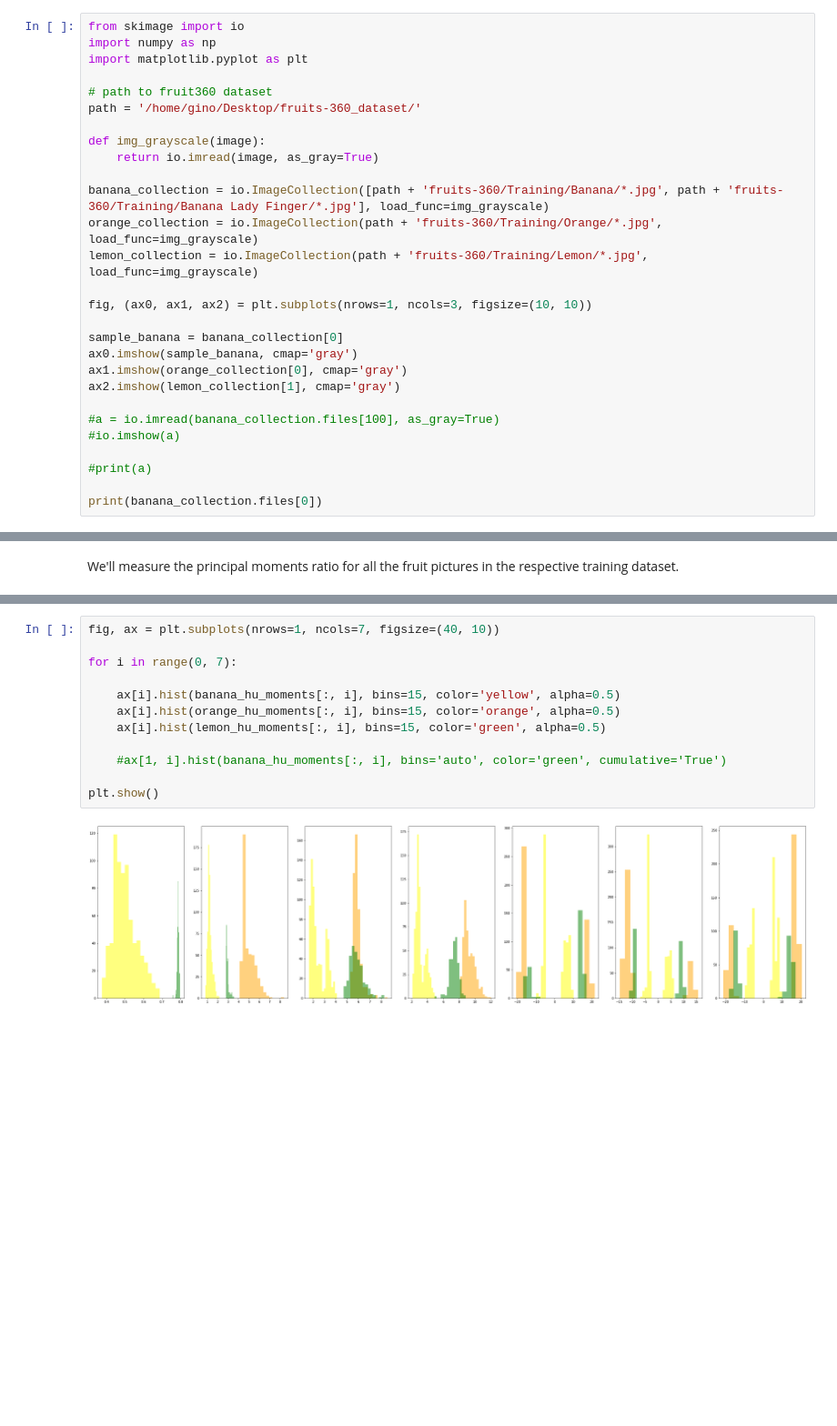
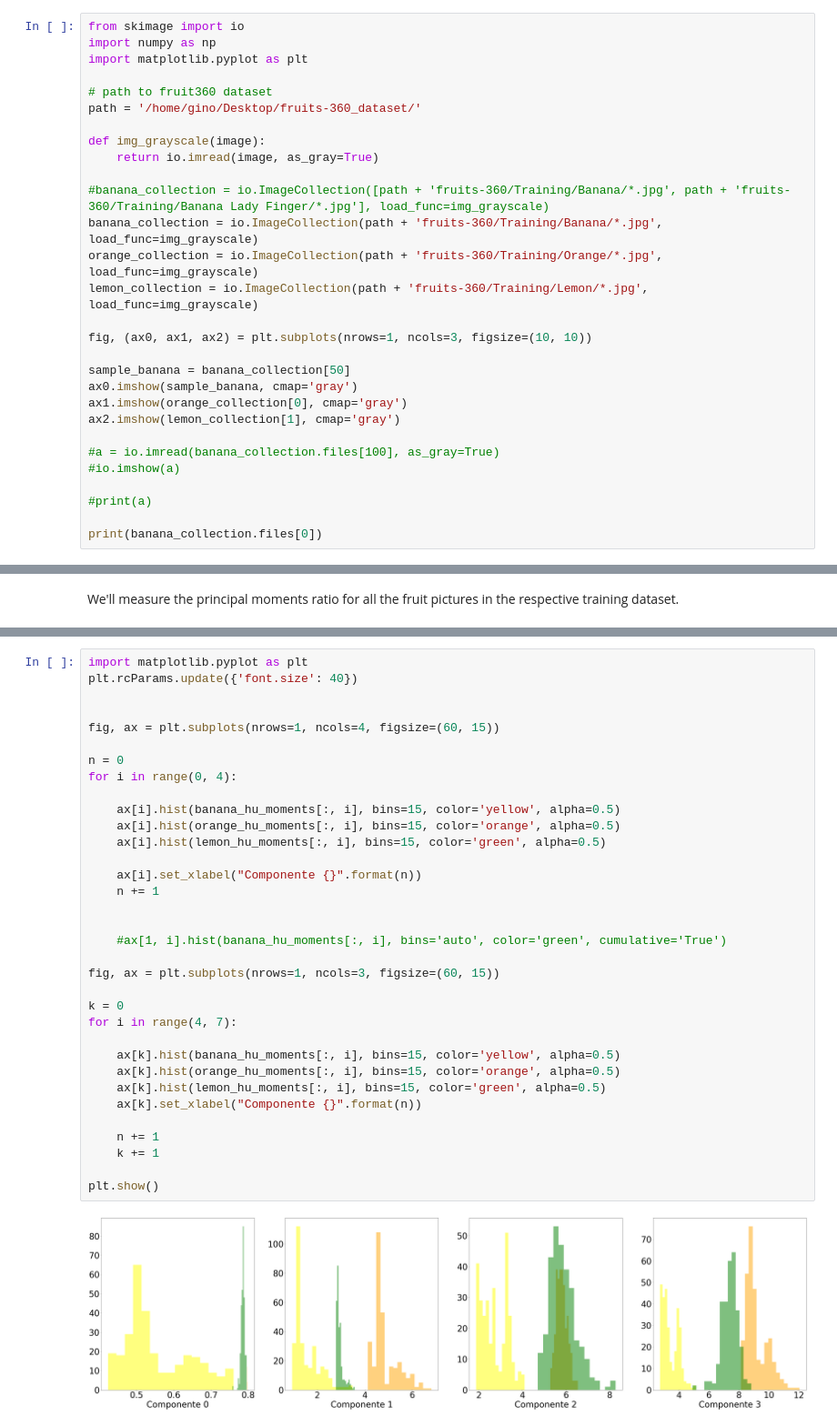
Before and after one commit to GinoAvanzini/fruit-sorter, a Jupyter notebook: src/scikit_image_testbench.ipynb, the cells around one changed output, grey strips where cells are left out. Shown: that part at 91% size. Drawn from its saved outputs; the diff is of its cells as text; blank space fills up the shorter version.

```diff
--- a/src/scikit_image_testbench.ipynb
+++ b/src/scikit_image_testbench.ipynb
@@ -15,13 +15,14 @@ path = '/home/gino/Desktop/fruits-360_dataset/'
 def img_grayscale(image):
     return io.imread(image, as_gray=True)
 
-banana_collection = io.ImageCollection([path + 'fruits-360/Training/Banana/*.jpg', path + 'fruits-360/Training/Banana Lady Finger/*.jpg'], load_func=img_grayscale)
+#banana_collection = io.ImageCollection([path + 'fruits-360/Training/Banana/*.jpg', path + 'fruits-360/Training/Banana Lady Finger/*.jpg'], load_func=img_grayscale)
+banana_collection = io.ImageCollection(path + 'fruits-360/Training/Banana/*.jpg', load_func=img_grayscale)
 orange_collection = io.ImageCollection(path + 'fruits-360/Training/Orange/*.jpg', load_func=img_grayscale)
 lemon_collection = io.ImageCollection(path + 'fruits-360/Training/Lemon/*.jpg', load_func=img_grayscale)
 
 fig, (ax0, ax1, ax2) = plt.subplots(nrows=1, ncols=3, figsize=(10, 10))
 
-sample_banana = banana_collection[0]
+sample_banana = banana_collection[50]
 ax0.imshow(sample_banana, cmap='gray')
 ax1.imshow(orange_collection[0], cmap='gray')
 ax2.imshow(lemon_collection[1], cmap='gray')
@@ -462,16 +475,38 @@ for i, image in enumerate(lemon_collection):
 
     lemon_moment_ratio[i, 0] = max(lemon_eigvalues[i, :])/min(lemon_eigvalues[i, :])
 # %%
-fig, ax = plt.subplots(nrows=1, ncols=7, figsize=(40, 10))
+import matplotlib.pyplot as plt
+plt.rcParams.update({'font.size': 40})
 
-for i in range(0, 7):
+
+fig, ax = plt.subplots(nrows=1, ncols=4, figsize=(60, 15))
+
+n = 0
+for i in range(0, 4):
 
     ax[i].hist(banana_hu_moments[:, i], bins=15, color='yellow', alpha=0.5)
     ax[i].hist(orange_hu_moments[:, i], bins=15, color='orange', alpha=0.5)
     ax[i].hist(lemon_hu_moments[:, i], bins=15, color='green', alpha=0.5)
 
+    ax[i].set_xlabel("Componente {}".format(n))
+    n += 1
+
+
     #ax[1, i].hist(banana_hu_moments[:, i], bins='auto', color='green', cumulative='True')
 
+fig, ax = plt.subplots(nrows=1, ncols=3, figsize=(60, 15))
+
+k = 0
+for i in range(4, 7):
+
+    ax[k].hist(banana_hu_moments[:, i], bins=15, color='yellow', alpha=0.5)
+    ax[k].hist(orange_hu_moments[:, i], bins=15, color='orange', alpha=0.5)
+    ax[k].hist(lemon_hu_moments[:, i], bins=15, color='green', alpha=0.5)
+    ax[k].set_xlabel("Componente {}".format(n))
+
+    n += 1
+    k += 1
+
 plt.show()
 # %% [output]
-[figure, old version]
+[figure, new version]
```
Also changed, not shown: parts of 25 cells of this notebook, 1 other file.
